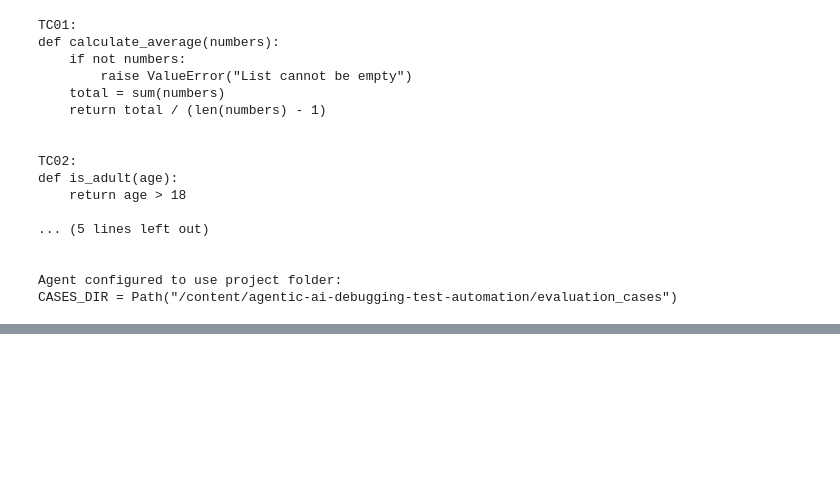
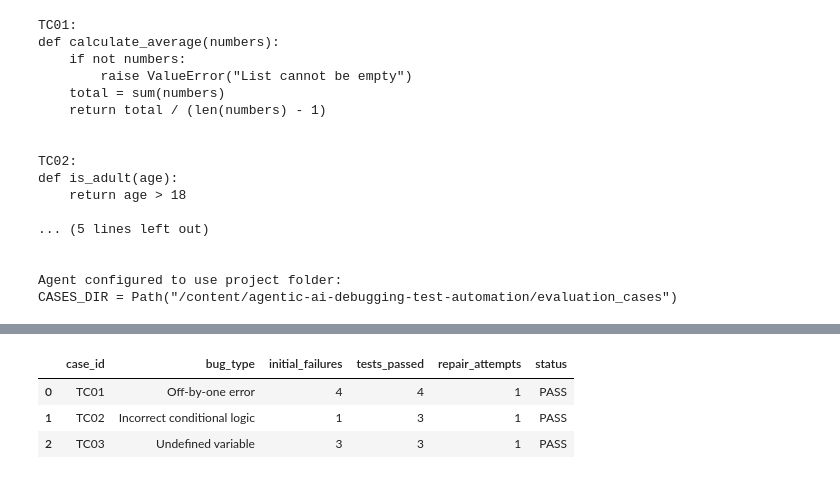
Before and after one commit to shobhis330/agentic-ai-debugging-test-automation, a Jupyter notebook: agentic_ai_debugging_week2.ipynb, the cells around one changed output, grey strips where cells are left out. Saved outputs shown, nothing was run; the diff lists cells and outputs as text; code cells hidden in the pictures; blank space fills up the shorter version.

```diff
--- a/agentic_ai_debugging_week2.ipynb
+++ b/agentic_ai_debugging_week2.ipynb
@@ -3624,0 +3977,16 @@ CASES_DIR = Path("/content/agentic-ai-debugging-test-automation/evaluation_cases
+# %%
+import pandas as pd
+from pathlib import Path
+
+csv_path = Path("week2_evaluation_results.csv")
+
+if csv_path.exists():
+    df = pd.read_csv(csv_path)
+    display(df)
+else:
+    print("Evaluation CSV not found!")
+# %% [output]
+|  | case_id | bug_type | initial_failures | tests_passed | repair_attempts | status |
+| 0 | TC01 | Off-by-one error | 4 | 4 | 1 | PASS |
+| 1 | TC02 | Incorrect conditional logic | 1 | 3 | 1 | PASS |
+| 2 | TC03 | Undefined variable | 3 | 3 | 1 | PASS |
```
Also changed, not shown: parts of 124 cells of this notebook.
